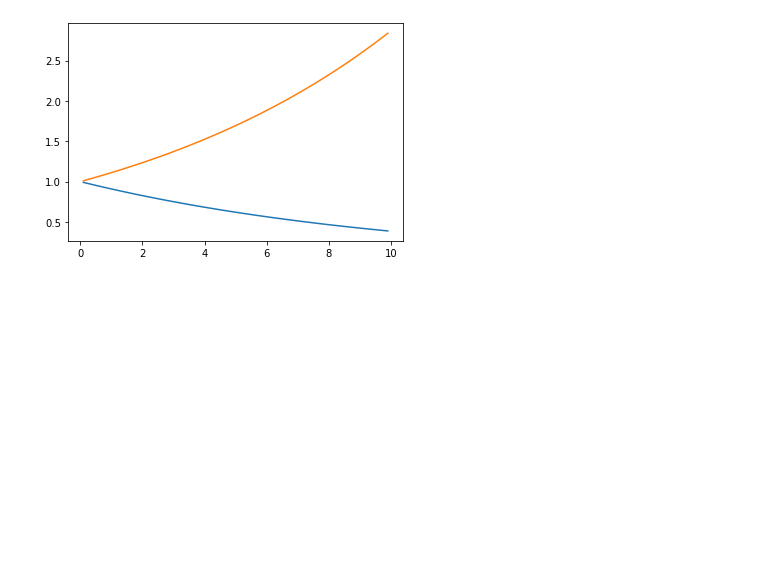
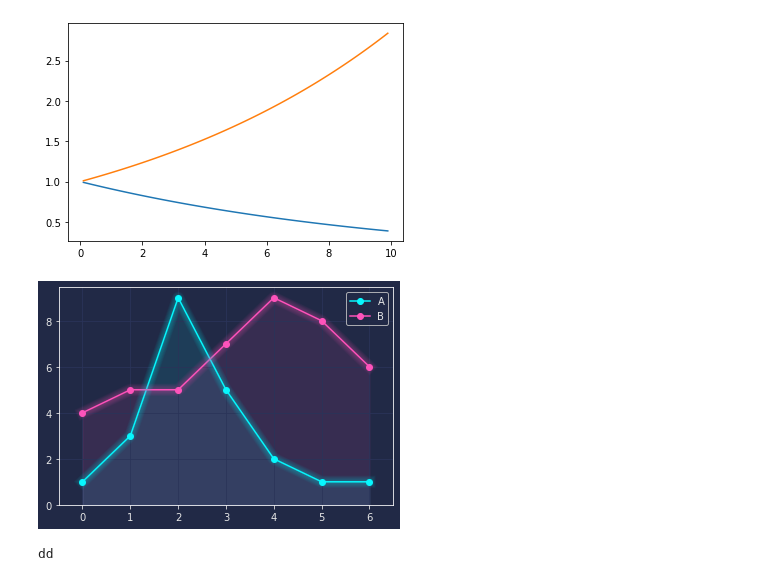
Before and after one commit to SwitzerChees/anpy, a Jupyter notebook: 2_matplotlib/notebook/sympy.ipynb, the cells around one changed output. Cells and saved outputs as stored; diff of their text form; code cells hidden in the pictures; blank space fills up the shorter version.

```diff
--- a/2_matplotlib/notebook/sympy.ipynb
+++ b/2_matplotlib/notebook/sympy.ipynb
@@ -214,3 +214,54 @@ plt.plot(x, y2)
 plt.show()
 # %% [output]
 [figure]
+# %%
+import pandas as pd
+import matplotlib.pyplot as plt
+plt.style.use("dark_background")
+for param in ['text.color', 'axes.labelcolor', 'xtick.color', 'ytick.color']:
+    plt.rcParams[param] = '0.9'  # very light grey
+for param in ['figure.facecolor', 'axes.facecolor', 'savefig.facecolor']:
+    plt.rcParams[param] = '#212946'  # bluish dark grey
+colors = [
+    '#08F7FE',  # teal/cyan
+    '#FE53BB',  # pink
+    '#F5D300',  # yellow
+    '#00ff41',  # matrix green
+]
+df = pd.DataFrame({'A': [1, 3, 9, 5, 2, 1, 1],
+                   'B': [4, 5, 5, 7, 9, 8, 6]})
+fig, ax = plt.subplots()
+df.plot(marker='o', color=colors, ax=ax)
+# Redraw the data with low alpha and slighty increased linewidth:
+n_shades = 10
+diff_linewidth = 1.05
+alpha_value = 0.3 / n_shades
+for n in range(1, n_shades+1):
+    df.plot(marker='o',
+            linewidth=2+(diff_linewidth*n),
+            alpha=alpha_value,
+            legend=False,
+            ax=ax,
+            color=colors)
+# Color the areas below the lines:
+for column, color in zip(df, colors):
+    ax.fill_between(x=df.index,
+                    y1=df[column].values,
+                    y2=[0] * len(df),
+                    color=color,
+                    alpha=0.1)
+ax.grid(color='#2A3459')
+ax.set_xlim([ax.get_xlim()[0] - 0.2, ax.get_xlim()[1] + 0.2])  # to not have the markers cut off
+ax.set_ylim(0)
+plt.show()
+# %% [output]
+[figure, added]
+# %%
+test = {
+    'lol2': 'dd'
+}
+
+if test.get('lol2') is not None:
+    print(test.get('lol2'))
+# %% [output]
+dd
```
Also changed, not shown: parts of 2 cells of this notebook, 6 other files.
